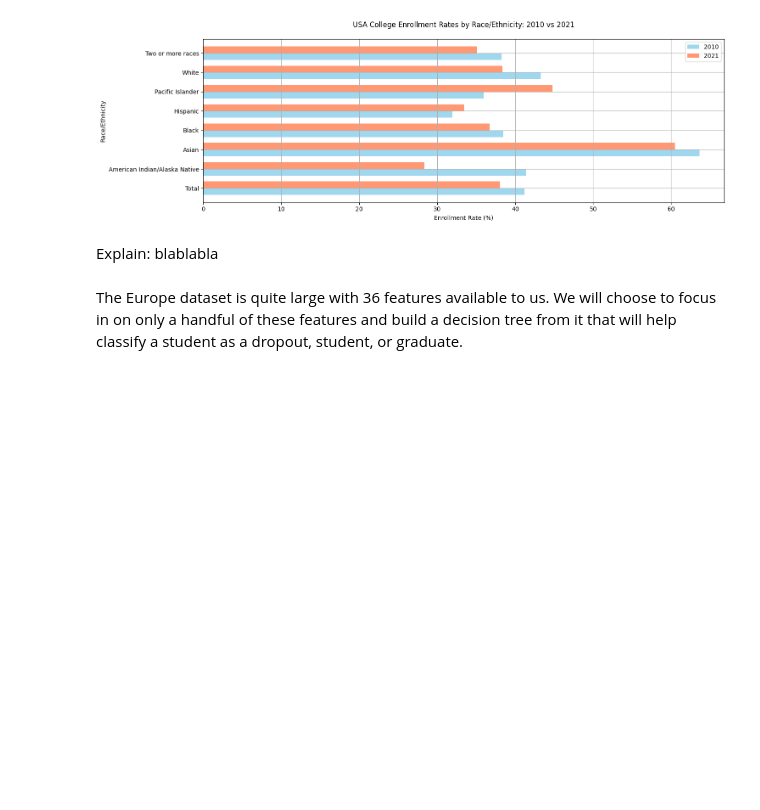
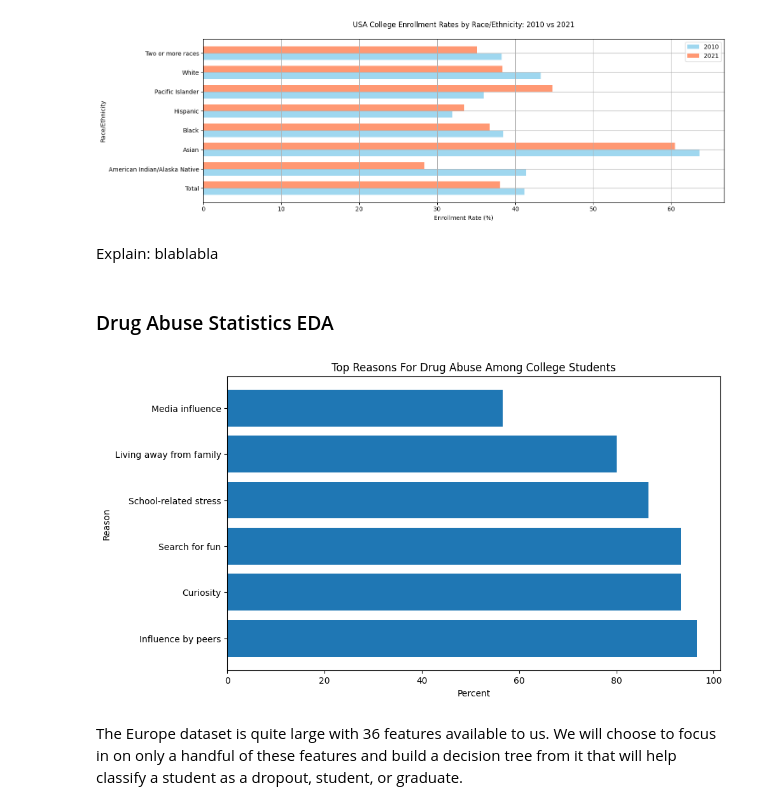
Before and after one commit to jerryliUMD/cmsc320_final_tutorial, a Jupyter notebook: tutorial.ipynb, the cells around one changed output. Drawn from its saved outputs; the diff is of its cells as text; code cells hidden in the pictures; blank space fills up the shorter version.

```diff
--- a/tutorial.ipynb
+++ b/tutorial.ipynb
@@ -193,2 +197,5 @@ df_usa_youth_violence_history.drop(columns=['Unnamed: 4'], inplace=True)
 # %%
-#peekData(df_drug_abuse_reasons)
+df_drug_abuse_reasons.rename(columns={'Category' : 'Reason'}, inplace=True)
+df_drug_abuse_reasons.rename(columns={'Top Reasons For Drug Abuse Among College Students' : 'Percent'}, inplace=True)
+
+df_drug_abuse_reasons['Percent'] = df_drug_abuse_reasons['Percent'].str.replace('%', '').astype(float)
@@ -382,6 +387,17 @@ plt.show()
 Explain: blablabla
 # %%
 #TODO: this afternoon, continue malaysia student mental health and violence dataset viz.
+# %% [markdown]
+### Drug Abuse Statistics EDA
+# %%
+plt.figure(figsize=(10, 6))
+plt.barh(df_drug_abuse_reasons['Reason'], df_drug_abuse_reasons['Percent'])
+plt.xlabel('Percent')
+plt.ylabel('Reason')
+plt.title('Top Reasons For Drug Abuse Among College Students')
+plt.show()
+# %% [output]
+[figure, added]
 # %% [markdown]
 The Europe dataset is quite large with 36 features available to us. We will choose to focus in on only a handful of these features and build a decision tree from it that will help classify a student as a dropout, student, or graduate.
 # %% [markdown]
```
Also changed, not shown: parts of 26 cells of this notebook.
